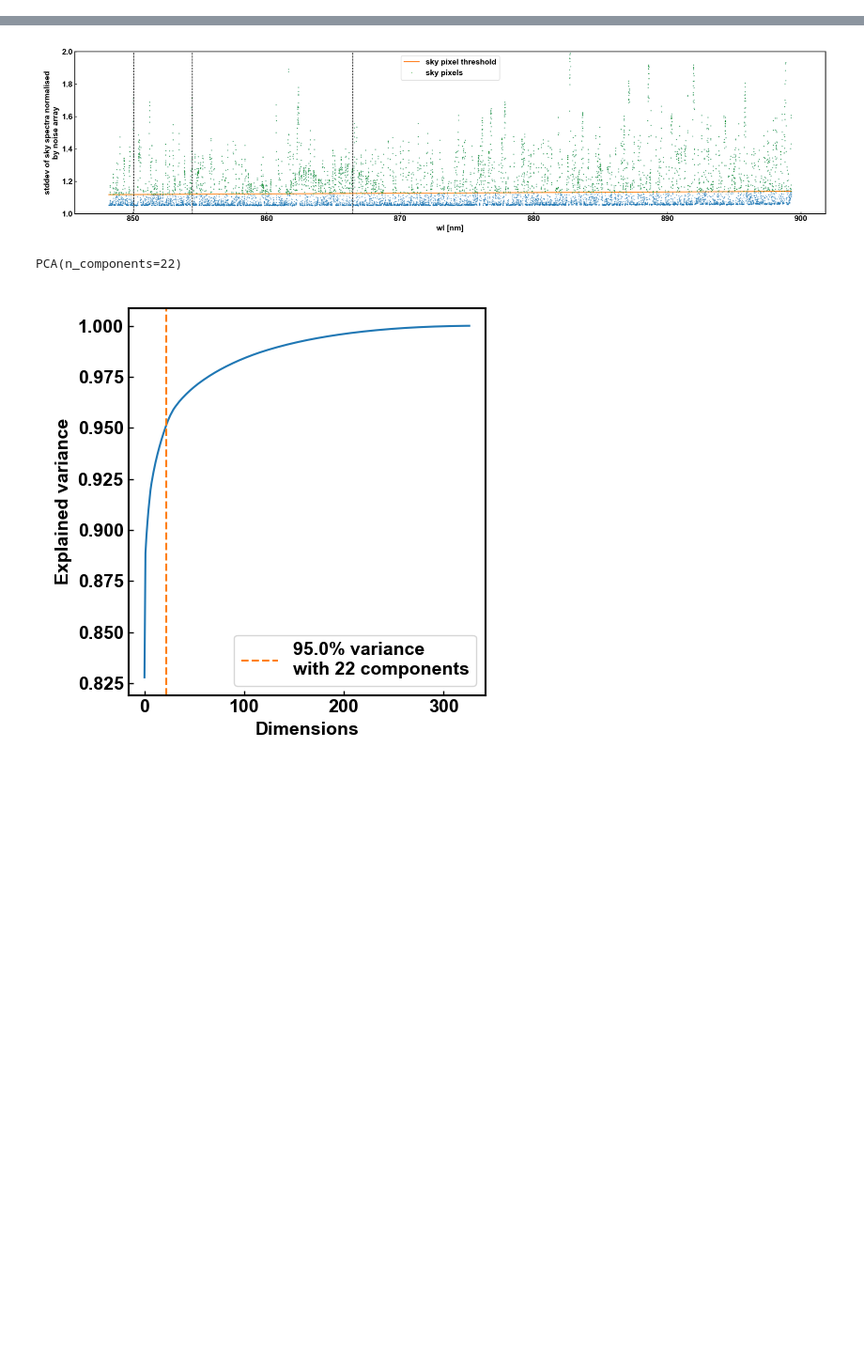
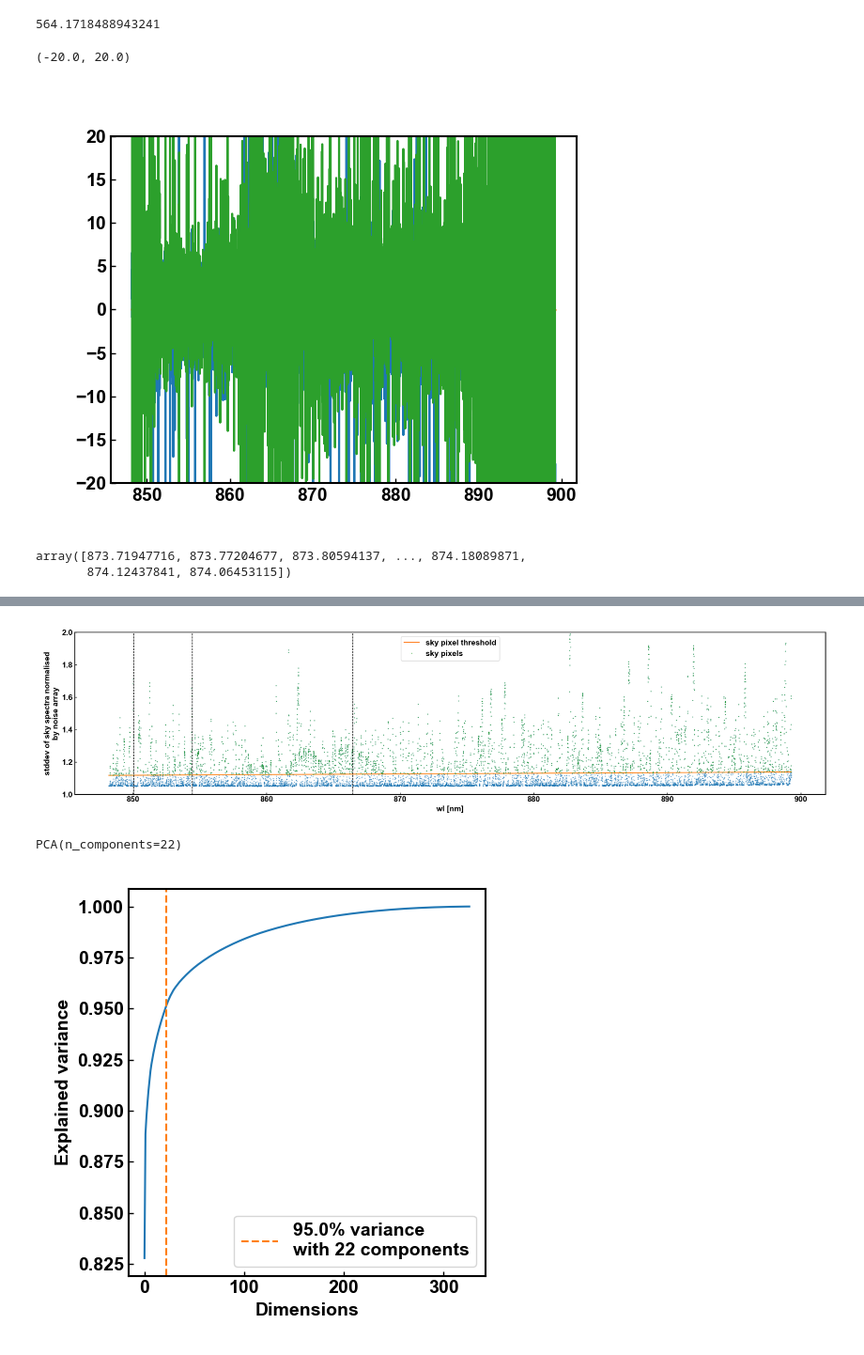
Before and after one commit to cabrera-ziri/Reticulum, a Jupyter notebook: sky_lines2.ipynb, the cells around one changed output, grey strips where cells are left out. Shown at 94% size. Saved outputs shown, nothing was run; the diff lists cells and outputs as text; code cells hidden in the pictures; blank space fills up the shorter version.

```diff
--- a/sky_lines2.ipynb
+++ b/sky_lines2.ipynb
@@ -108,0 +224,16 @@ couldn't fit continuum this time! probably too flat already...
+# %%
+# here we split data in a training set and a test set
+train_set,test_set = train_test_split(flux_array,test_size=0.2,random_state=42)
+
+# if we were to have a propper error specs from pipeline
+# we should do the same to them here
+
+print('spec. in training set: {:}'.format(len(train_set)))
+print('spec. in test set: {:}'.format(len(test_set)))
+
+# we put fluxes adn wl in a single array where the
+# first row contains wavelengths
+X_train = np.append(wl[None,...],train_set,axis=0)
+X_test = np.append(wl[None,...],test_set,axis=0)
+
+print('X_train shape:',X_train.shape,'Note that the first row of X contains wavelengths')
@@ -108,0 +311,30 @@ couldn't fit continuum this time! probably too flat already...
+# %%
+X =  X_train.copy()
+
+normalizer = NormalizeSpectra()
+normalizer.fit(X)
+normalized = normalizer.transform(X)
+
+#huber
+mean_squared_error(X[1:,:],normalizer.continuum_fitted_[1:,:],squared=False)
+# %% [output]
+564.1718488943241
+# %%
+# _ = NormalizeSpectra()
+# cont = _.fit(X)
+n = 4
+plt.close('all')
+plt.figure()
+plt.plot(X[0,:],X[n,:])
+plt.plot(normalizer.continuum_fitted_[0,:],normalizer.continuum_fitted_[n,:])
+plt.plot(normalized[0,:],normalized[n,:])
+# plt.semilogy()
+plt.ylim(-20,20)
+# %% [output]
+(-20.0, 20.0)
+[figure, added]
+# %%
+cont.continuum_fitted_.ravel()
+# %% [output]
+array([873.71947716, 873.77204677, 873.80594137, ..., 874.18089871,
+       874.12437841, 874.06453115])
```
Also changed, not shown: parts of 15 cells of this notebook.
